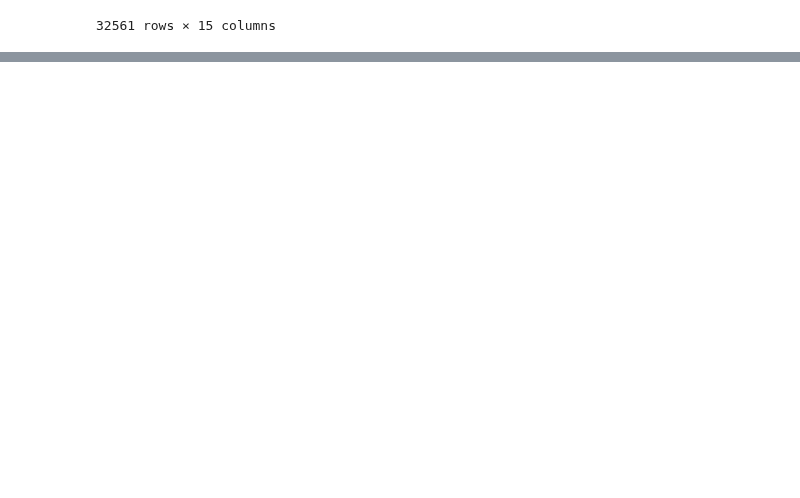
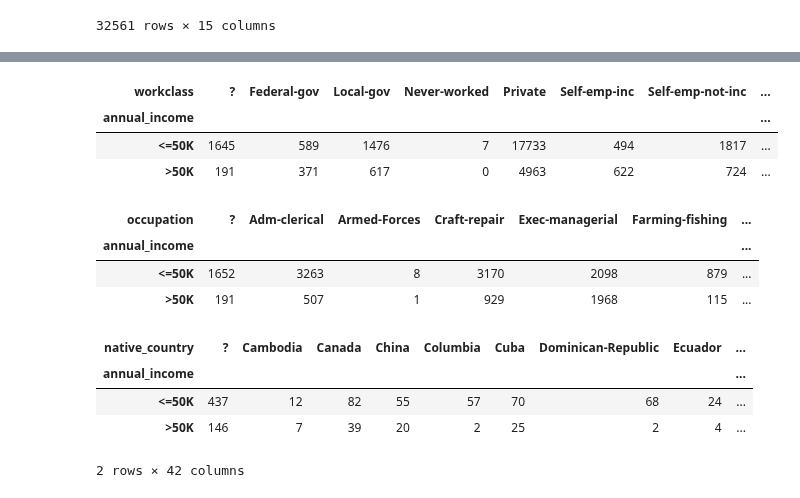
Before and after one commit to wnayden/MSDS7331, a Jupyter notebook: Lab_1_95_census_data.ipynb, the cells around one changed output, grey strips where cells are left out. Saved outputs shown, nothing was run; the diff lists cells and outputs as text; code cells hidden in the pictures; blank space fills up the shorter version.

```diff
--- a/Lab_1_95_census_data.ipynb
+++ b/Lab_1_95_census_data.ipynb
@@ -93,0 +134,22 @@ raw_census_95_data[raw_census_95_data.notna()==True]
+# %%
+pd.crosstab(raw_census_95_data.annual_income, raw_census_95_data.workclass)
+# %% [output]
+| workclass | ? | Federal-gov | Local-gov | Never-worked | Private | Self-emp-inc | Self-emp-not-inc | ... |
+| annual_income |  |  |  |  |  |  |  | ... |
+| <=50K | 1645 | 589 | 1476 | 7 | 17733 | 494 | 1817 | ... |
+| >50K | 191 | 371 | 617 | 0 | 4963 | 622 | 724 | ... |
+# %%
+pd.crosstab(raw_census_95_data.annual_income, raw_census_95_data.occupation)
+# %% [output]
+| occupation | ? | Adm-clerical | Armed-Forces | Craft-repair | Exec-managerial | Farming-fishing | ... |
+| annual_income |  |  |  |  |  |  | ... |
+| <=50K | 1652 | 3263 | 8 | 3170 | 2098 | 879 | ... |
+| >50K | 191 | 507 | 1 | 929 | 1968 | 115 | ... |
+# %%
+pd.crosstab(raw_census_95_data.annual_income, raw_census_95_data.native_country)
+# %% [output]
+| native_country | ? | Cambodia | Canada | China | Columbia | Cuba | Dominican-Republic | Ecuador | ... |
+| annual_income |  |  |  |  |  |  |  |  | ... |
+| <=50K | 437 | 12 | 82 | 55 | 57 | 70 | 68 | 24 | ... |
+| >50K | 146 | 7 | 39 | 20 | 2 | 25 | 2 | 4 | ... |
+2 rows × 42 columns
```
Also changed, not shown: parts of 3 cells of this notebook.
